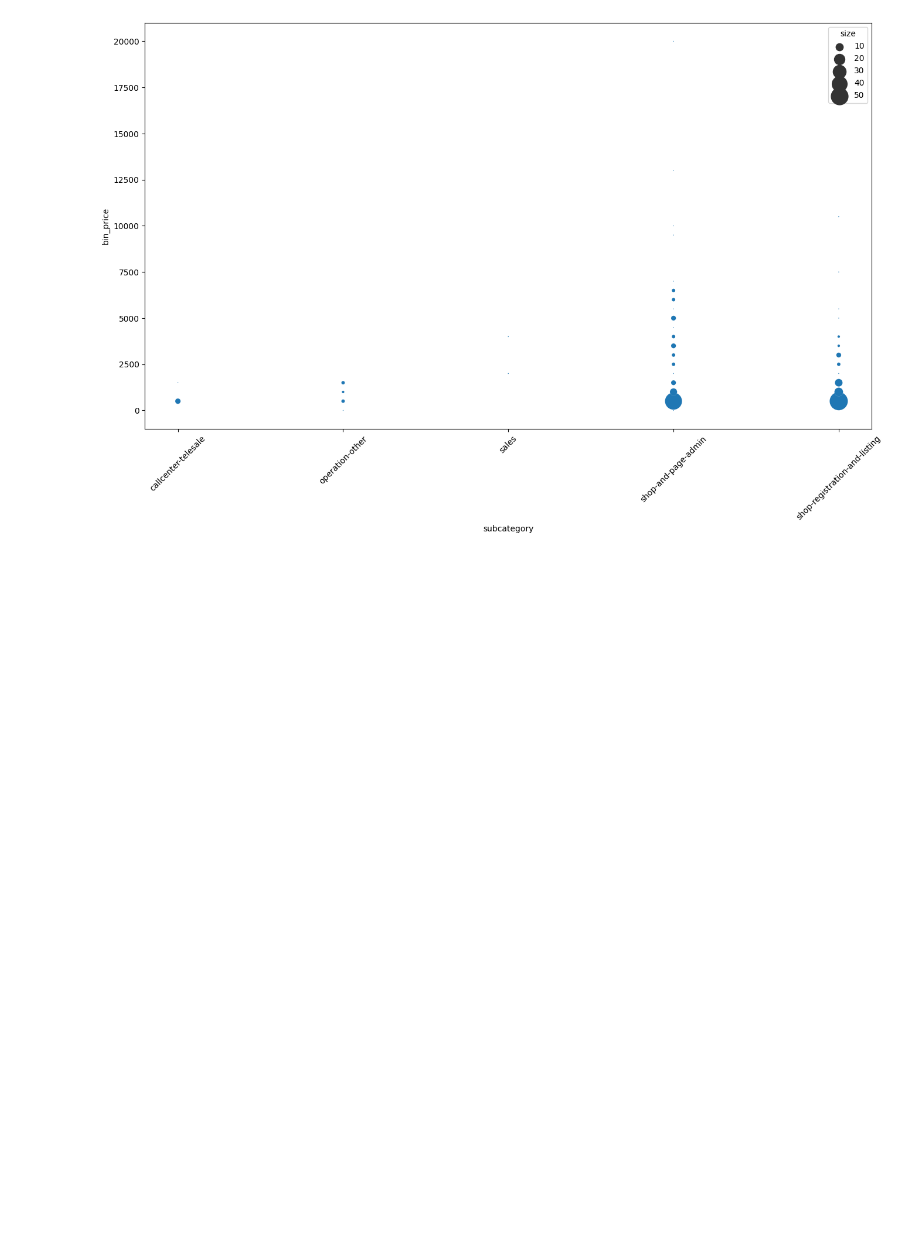
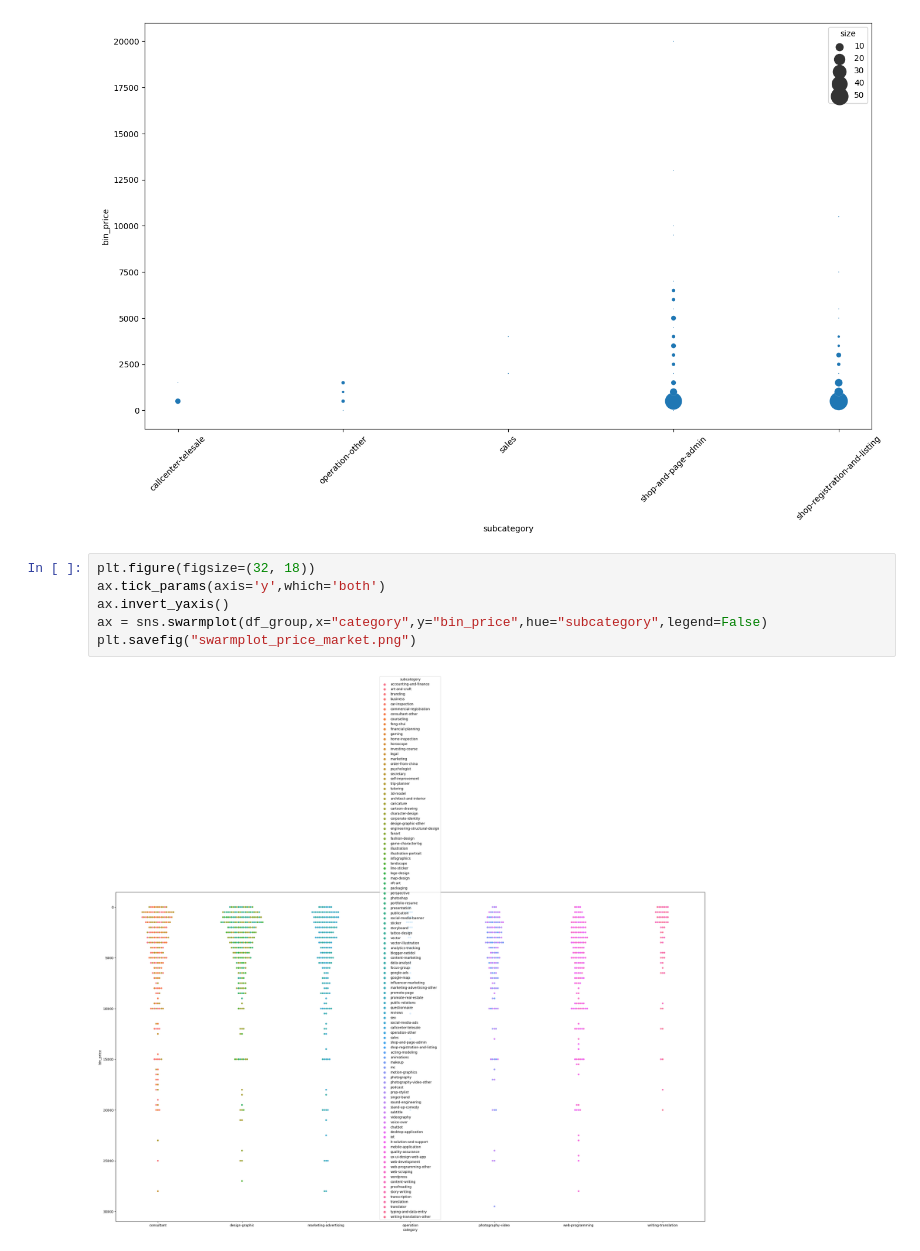
Before and after one commit to PhakphumV/fastwork-commission-table, a Jupyter notebook: 02-pricing-scapper.ipynb, the cells around one changed output. Drawn from its saved outputs; the diff is of its cells as text; blank space fills up the shorter version.

Commit message:
Add swarmplot

```diff
--- a/02-pricing-scapper.ipynb
+++ b/02-pricing-scapper.ipynb
@@ -174,3 +174,11 @@ ax.invert_yaxis()
 plt.savefig("price_market-operation.png")
 # %% [output]
 [figure]
+# %%
+plt.figure(figsize=(32, 18))
+ax.tick_params(axis='y',which='both')
+ax.invert_yaxis()
+ax = sns.swarmplot(df_group,x="category",y="bin_price",hue="subcategory",legend=False)
+plt.savefig("swarmplot_price_market.png")
+# %% [output]
+[figure, added]
```
Also changed, not shown: 1 other file.
